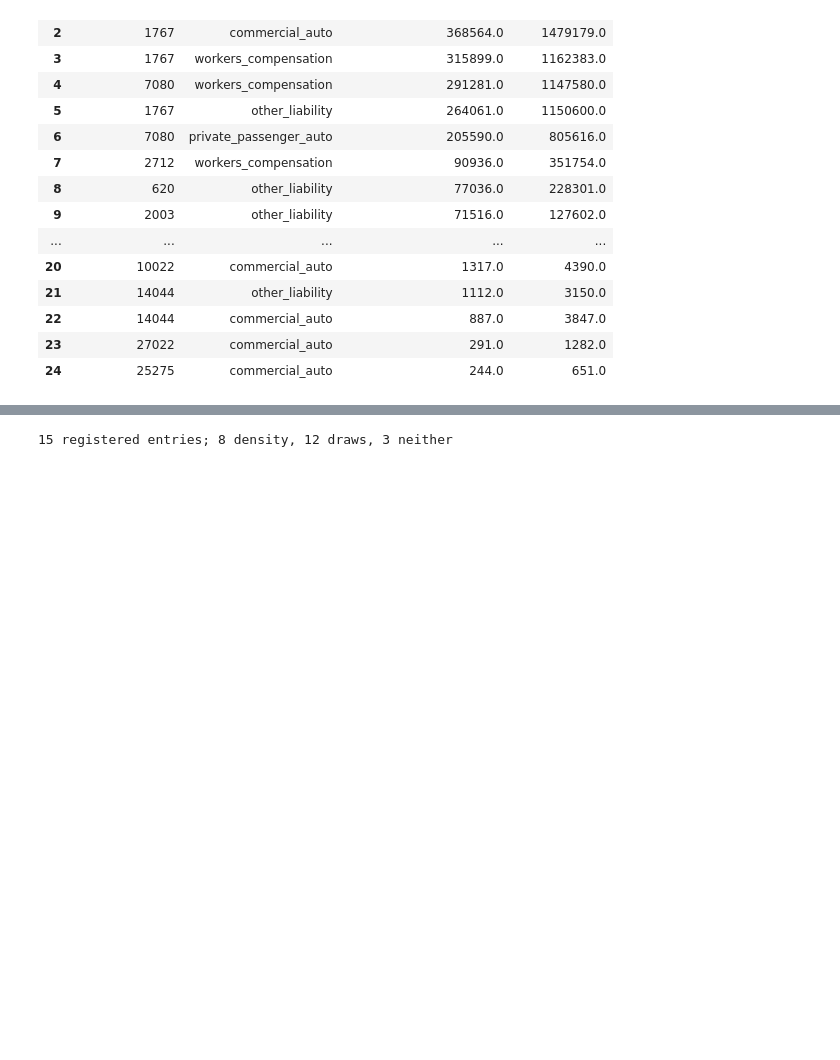
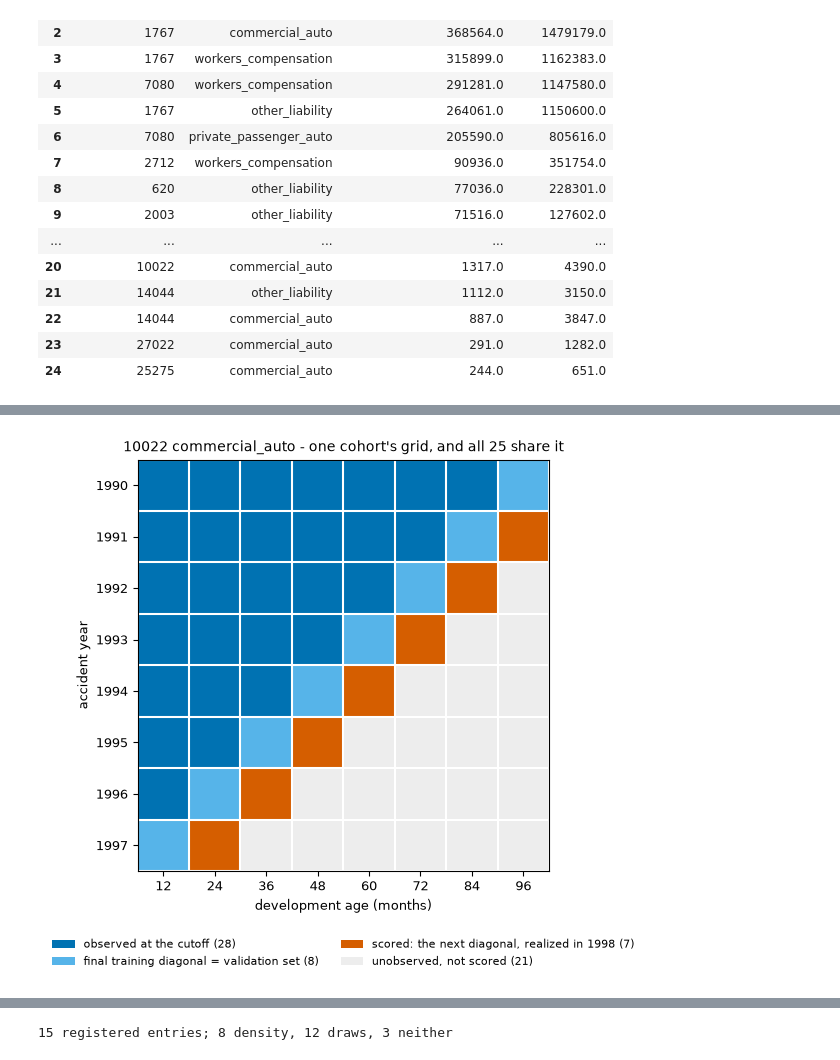
Before and after one commit to EKtheSage/ibnr, a Jupyter notebook: analysis/03b_nn_vs_classical.ipynb, the cells around one changed output, grey strips where cells are left out. Cells and saved outputs as stored; diff of their text form; code cells hidden in the pictures; blank space fills up the shorter version.

```diff
--- a/analysis/03b_nn_vs_classical.ipynb
+++ b/analysis/03b_nn_vs_classical.ipynb
@@ -457,0 +526,93 @@ paid cells per cohort: [7] | panel total: 175
+# %%
+# The picture, derived from the objects the board is built from: the training slice for
+# the observed cells, the held-out census for the scored ones.
+from matplotlib.colors import ListedColormap
+from matplotlib.patches import Patch
+
+
+def _locations(frame):
+    """(origin_period, dev_lag) pairs of a frame, as a hashable set."""
+    return frozenset(
+        zip(
+            pd.to_datetime(frame["origin_period"]).dt.date,
+            frame["dev_lag"].astype(int),
+            strict=True,
+        )
+    )
+
+
+_train = tri.as_of(AS_OF).expr.execute()
+_train = _train[_train["field"] == FIELD]
+_observed = {k: _locations(g) for k, g in _train.groupby(["company_code", "line_of_business"])}
+_scored = {k: _locations(v.frame[v.frame["field"] == FIELD]) for k, v in cells.items()}
+_beyond = {k: _locations(v.excluded[v.excluded["field"] == FIELD]) for k, v in cells.items()}
+_why = {
+    k: tuple(sorted(set(v.excluded.loc[v.excluded["field"] == FIELD, "reason"])))
+    for k, v in cells.items()
+}
+
+# One grid speaks for the panel only if every cohort has that grid: same accident
+# years, same development ages, same scored locations, same exclusions, on all
+# twenty-five cohorts. The assert is what lets one figure stand for all of them.
+assert len({(_observed[k], _scored[k], _beyond[k], _why[k]) for k in COHORTS}) == 1
+
+_key = COHORTS[0]
+_origins = sorted({o for o, _ in _observed[_key]})
+_devs = sorted({d for _, d in _observed[_key] | _scored[_key]})
+_oi = {o: i for i, o in enumerate(_origins)}
+_di = {d: j for j, d in enumerate(_devs)}
+# calendar index: cells sharing origin index + dev index share an evaluation date, so the
+# largest one among the observed cells IS the final training diagonal
+_cal = {(o, d): _oi[o] + _di[d] for o in _origins for d in _devs}
+_last_train = max(_cal[c] for c in _observed[_key])
+
+_TRAIN, _VALID, _SCORED, _FUTURE = 0, 1, 2, 3
+_grid = np.full((len(_origins), len(_devs)), _FUTURE)
+for _o, _d in _observed[_key]:
+    _grid[_oi[_o], _di[_d]] = _VALID if _cal[(_o, _d)] == _last_train else _TRAIN
+for _o, _d in _scored[_key]:
+    _grid[_oi[_o], _di[_d]] = _SCORED
+
+_colors = ["#0072B2", "#56B4E9", "#D55E00", "#EDEDED"]
+_labels = [
+    f"observed at the cutoff ({int((_grid == _TRAIN).sum())})",
+    f"final training diagonal = validation set ({int((_grid == _VALID).sum())})",
+    f"scored: the next diagonal, realized in 1998 ({int((_grid == _SCORED).sum())})",
+    f"unobserved, not scored ({int((_grid == _FUTURE).sum())})",
+]
+
+fig, ax = plt.subplots(figsize=(7.0, 5.4), layout="constrained")
+ax.imshow(_grid, cmap=ListedColormap(_colors), vmin=0, vmax=3)
+ax.set_xticks(range(len(_devs)), [str(d) for d in _devs], fontsize=9)
+ax.set_yticks(range(len(_origins)), [str(o.year) for o in _origins], fontsize=9)
+ax.set_xticks(np.arange(-0.5, len(_devs)), minor=True)
+ax.set_yticks(np.arange(-0.5, len(_origins)), minor=True)
+ax.grid(which="minor", color="white", lw=1.5)
+ax.tick_params(which="minor", length=0)
+ax.set_xlabel("development age (months)", fontsize=9)
+ax.set_ylabel("accident year", fontsize=9)
+ax.set_title(f"{_key[0]} {_key[1]} - one cohort's grid, and all 25 share it", fontsize=10)
+ax.legend(
+    handles=[Patch(facecolor=c, label=t) for c, t in zip(_colors, _labels, strict=True)],
+    loc="upper center",
+    bbox_to_anchor=(0.5, -0.14),
+    ncol=2,
+    fontsize=8,
+    frameon=False,
+)
+plt.show()
+
+print(
+    f"{len(_origins)} accident years x {len(_devs)} development ages = {_grid.size} cells: "
+    f"{int((_grid < _SCORED).sum())} observed at {AS_OF} "
+    f"({int((_grid == _VALID).sum())} of them the final training diagonal), "
+    f"{int((_grid == _SCORED).sum())} scored, {int((_grid == _FUTURE).sum())} unobserved."
+)
+_excluded = sorted((o.year, d) for o, d in _beyond[_key])
+print(
+    f"{len(_excluded)} further next-diagonal cell(s) fall beyond this grid, excluded as "
+    f"{', '.join(_why[_key])}: "
+    + ", ".join(f"accident year {y} at {d} months" for y, d in _excluded)
+)
+# %% [output]
+[figure, added]
```
Also changed, not shown: parts of 22 cells of this notebook.
